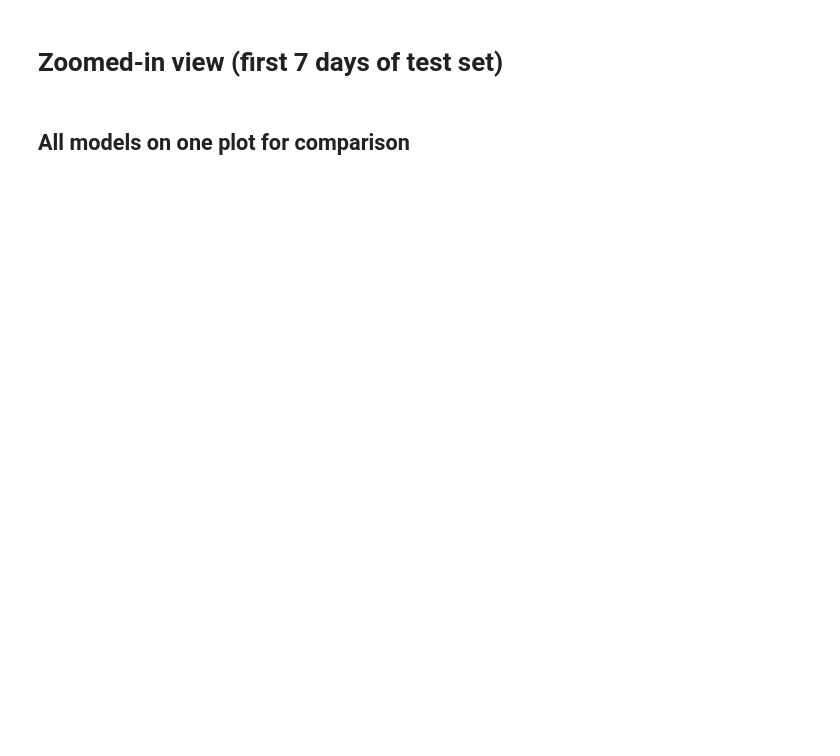
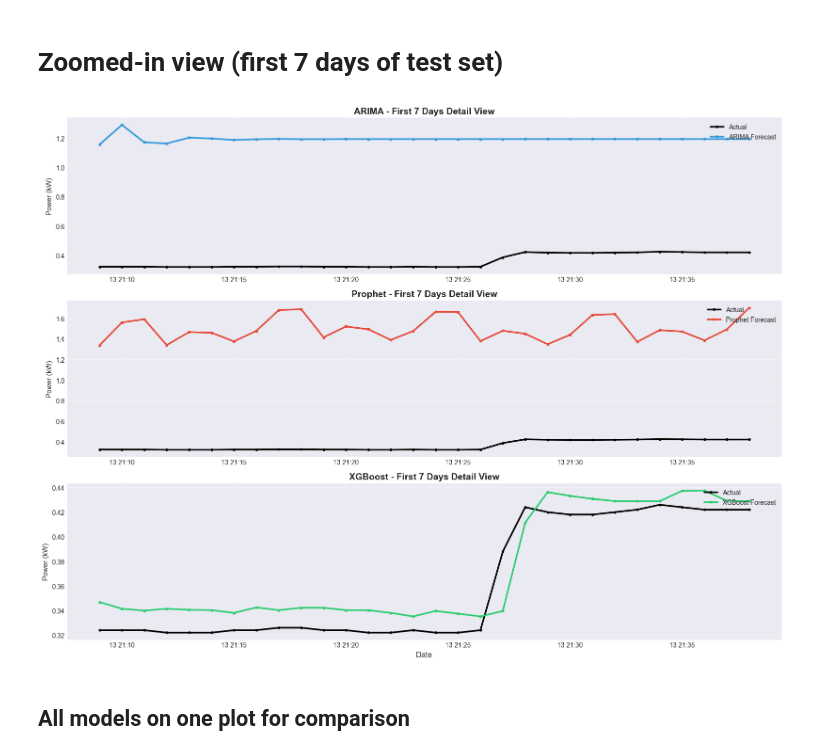
Before and after one commit to RajaRayyanAmeer/Data-Science-and-Analytics-Internship-Phase-2, a Jupyter notebook: Task3_HouseHold_Power_Consumption.ipynb, the cells around one changed output. Saved outputs shown, nothing was run; the diff lists cells and outputs as text; code cells hidden in the pictures; blank space fills up the shorter version.

```diff
--- a/Task3_HouseHold_Power_Consumption.ipynb
+++ b/Task3_HouseHold_Power_Consumption.ipynb
@@ -637,35 +642,37 @@ ValueError: x and y must have same first dimension, but have shapes (720,) and (
 zoom_days = 7
 zoom_hours = zoom_days * 24
 
 fig, axes = plt.subplots(3, 1, figsize=(16, 12))
 
 # ARIMA
 axes[0].plot(test_dates[:zoom_hours], actual_values[:zoom_hours], label='Actual', linewidth=2.5, color='black', marker='o', markersize=3)
-axes[0].plot(test_dates[:zoom_hours], arima_predictions[:zoom_hours], label='ARIMA Forecast', linewidth=2.5, color='#3498db', marker='s', markersize=3)
+axes[0].plot(test_dates[:zoom_hours], arima_pred[:zoom_hours], label='ARIMA Forecast', linewidth=2.5, color='#3498db', marker='s', markersize=3)
 axes[0].set_title(f'ARIMA - First {zoom_days} Days Detail View', fontsize=14, fontweight='bold')
 axes[0].set_ylabel('Power (kW)', fontsize=11)
 axes[0].legend(loc='upper right', fontsize=10)
 axes[0].grid(True, alpha=0.3)
 
 # Prophet
 axes[1].plot(test_dates[:zoom_hours], actual_values[:zoom_hours], label='Actual', linewidth=2.5, color='black', marker='o', markersize=3)
 axes[1].plot(test_dates[:zoom_hours], prophet_predictions['yhat'].values[:zoom_hours], label='Prophet Forecast', linewidth=2.5, color='#e74c3c', marker='s', markersize=3)
 axes[1].set_title(f'Prophet - First {zoom_days} Days Detail View', fontsize=14, fontweight='bold')
 axes[1].set_ylabel('Power (kW)', fontsize=11)
 axes[1].legend(loc='upper right', fontsize=10)
 axes[1].grid(True, alpha=0.3)
 
 # XGBoost
 axes[2].plot(test_dates[:zoom_hours], actual_values[:zoom_hours], label='Actual', linewidth=2.5, color='black', marker='o', markersize=3)
-axes[2].plot(test_dates[:zoom_hours], xgb_predictions[:zoom_hours], label='XGBoost Forecast', linewidth=2.5, color='#2ecc71', marker='s', markersize=3)
+axes[2].plot(test_dates[:zoom_hours], xgb_pred[:zoom_hours], label='XGBoost Forecast', linewidth=2.5, color='#2ecc71', marker='s', markersize=3)
 axes[2].set_title(f'XGBoost - First {zoom_days} Days Detail View', fontsize=14, fontweight='bold')
 axes[2].set_xlabel('Date', fontsize=12)
 axes[2].set_ylabel('Power (kW)', fontsize=11)
 axes[2].legend(loc='upper right', fontsize=10)
 axes[2].grid(True, alpha=0.3)
 
 plt.tight_layout()
 plt.show()
+# %% [output]
+[figure, added]
 # %% [markdown]
 ## All models on one plot for comparison
 # %%
```
Also changed, not shown: parts of 11 cells of this notebook.
